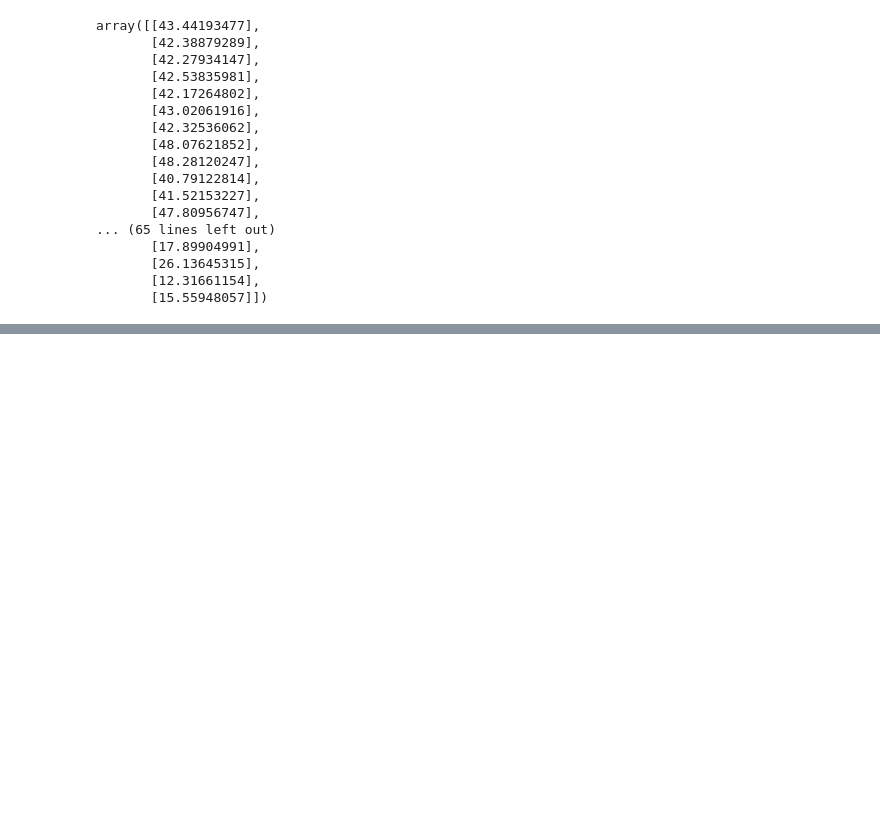
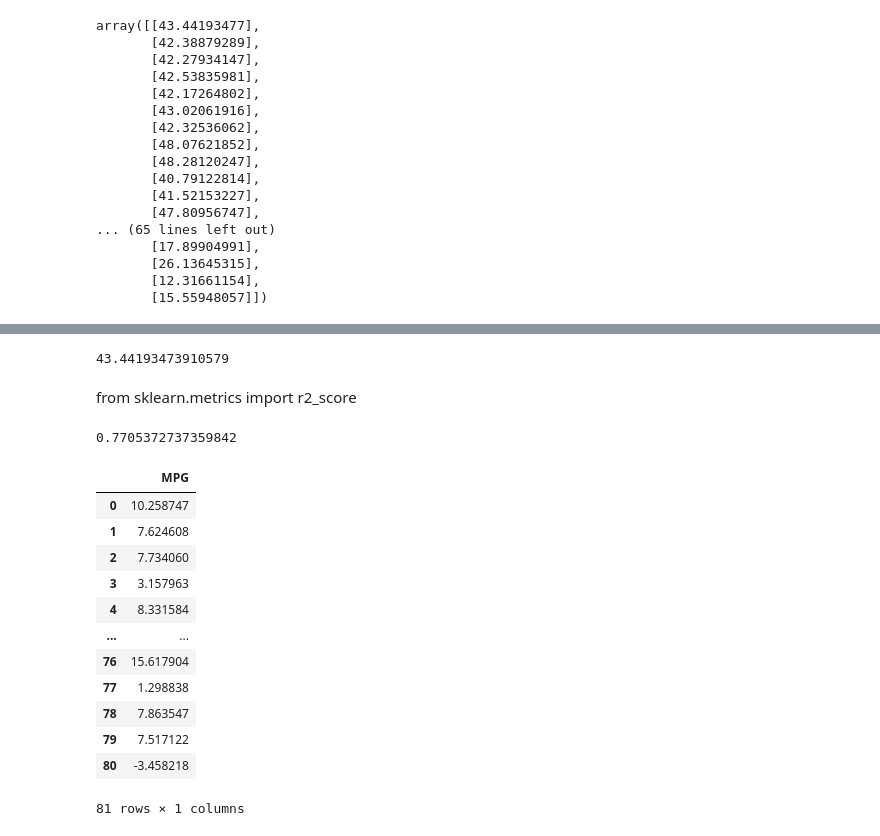
Before and after one commit to aryanra419/Python-class-notes, a Jupyter notebook: ML-MultiLinear.ipynb, the cells around one changed output, grey strips where cells are left out. Cells and saved outputs as stored; diff of their text form; code cells hidden in the pictures; blank space fills up the shorter version.

```diff
--- a/ML-MultiLinear.ipynb
+++ b/ML-MultiLinear.ipynb
@@ -176,0 +199,6 @@ array([[43.44193477],
+# %%
+((-0.20544372*49)+(-0.33605084*89)+(0.39562692*104.185353)+( 0.40057409*28.762059))+30.67733585215172
+# %% [output]
+43.44193473910579
+# %% [markdown]
+from sklearn.metrics import r2_score
@@ -176,0 +207,21 @@ array([[43.44193477],
+# %%
+r2_score(y,y_pred)
+# %% [output]
+0.7705372737359842
+# %%
+error = y-y_pred
+error
+# %% [output]
+|  | MPG |
+| 0 | 10.258747 |
+| 1 | 7.624608 |
+| 2 | 7.734060 |
+| 3 | 3.157963 |
+| 4 | 8.331584 |
+| ... | ... |
+| 76 | 15.617904 |
+| 77 | 1.298838 |
+| 78 | 7.863547 |
+| 79 | 7.517122 |
+| 80 | -3.458218 |
+81 rows × 1 columns
```
Also changed, not shown: parts of 9 cells of this notebook.
